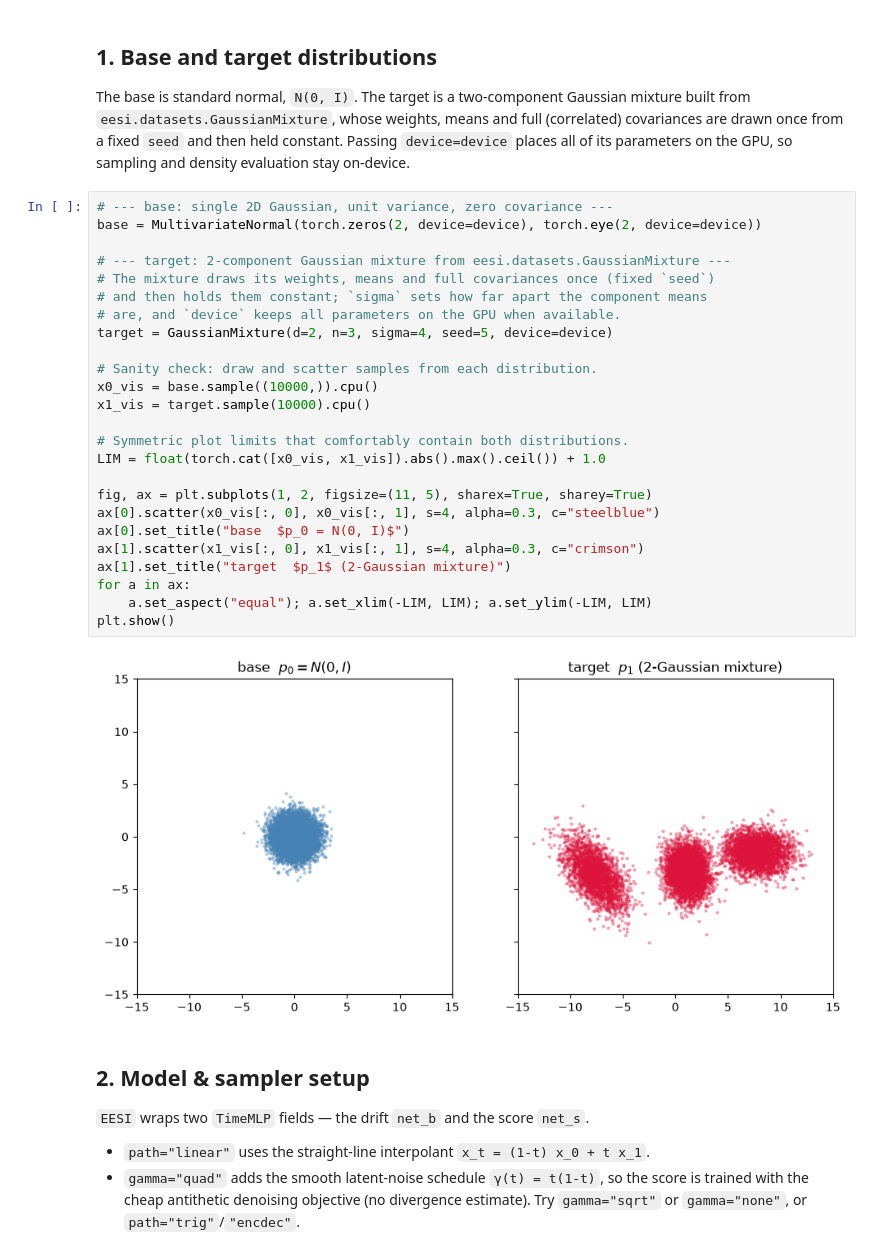
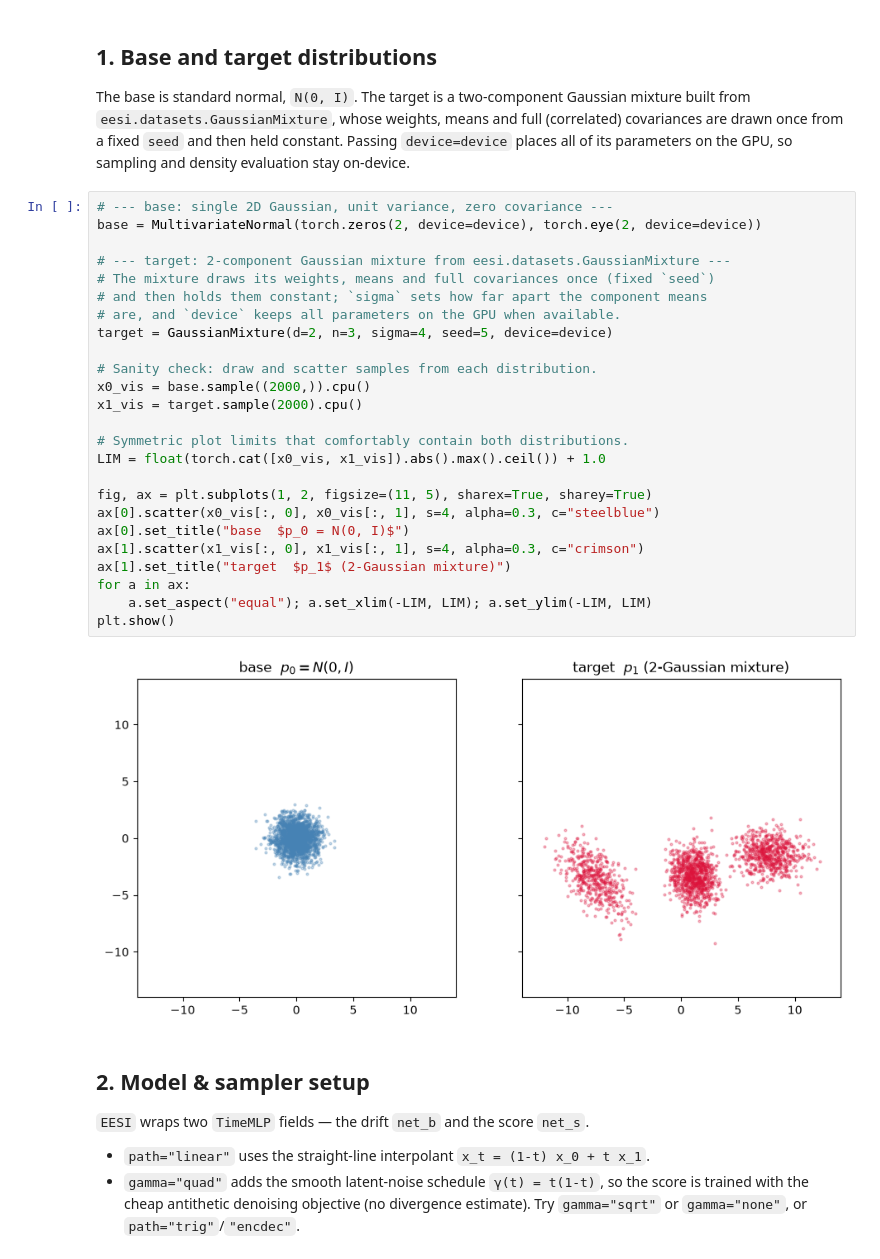
Before and after one commit to Rauscher-Group/eesi, a Jupyter notebook: experiments/interpolant_demo.ipynb, the cells around one changed output. Cells and saved outputs as stored; diff of their text form.

```diff
--- a/experiments/interpolant_demo.ipynb
+++ b/experiments/interpolant_demo.ipynb
@@ -53,30 +53,30 @@ sampling and density evaluation stay on-device.
 # %%
 # --- base: single 2D Gaussian, unit variance, zero covariance ---
 base = MultivariateNormal(torch.zeros(2, device=device), torch.eye(2, device=device))
 
 # --- target: 2-component Gaussian mixture from eesi.datasets.GaussianMixture ---
 # The mixture draws its weights, means and full covariances once (fixed `seed`)
 # and then holds them constant; `sigma` sets how far apart the component means
 # are, and `device` keeps all parameters on the GPU when available.
 target = GaussianMixture(d=2, n=3, sigma=4, seed=5, device=device)
 
 # Sanity check: draw and scatter samples from each distribution.
-x0_vis = base.sample((10000,)).cpu()
-x1_vis = target.sample(10000).cpu()
+x0_vis = base.sample((2000,)).cpu()
+x1_vis = target.sample(2000).cpu()
 
 # Symmetric plot limits that comfortably contain both distributions.
 LIM = float(torch.cat([x0_vis, x1_vis]).abs().max().ceil()) + 1.0
 
 fig, ax = plt.subplots(1, 2, figsize=(11, 5), sharex=True, sharey=True)
 ax[0].scatter(x0_vis[:, 0], x0_vis[:, 1], s=4, alpha=0.3, c="steelblue")
 ax[0].set_title("base  $p_0 = N(0, I)$")
 ax[1].scatter(x1_vis[:, 0], x1_vis[:, 1], s=4, alpha=0.3, c="crimson")
 ax[1].set_title("target  $p_1$ (2-Gaussian mixture)")
 for a in ax:
     a.set_aspect("equal"); a.set_xlim(-LIM, LIM); a.set_ylim(-LIM, LIM)
 plt.show()
 # %% [output]
-[figure, old version]
+[figure, new version]
 # %% [markdown]
 ## 2. Model & sampler setup
 
```
Also changed, not shown: parts of 6 cells of this notebook, 1 other file.
